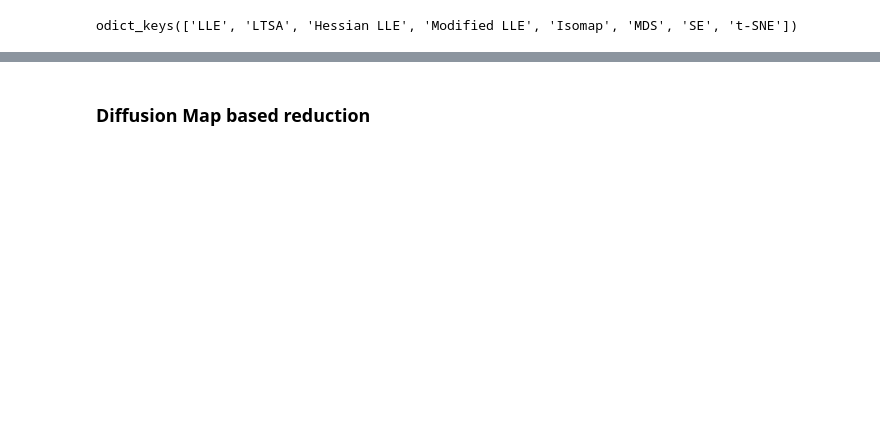
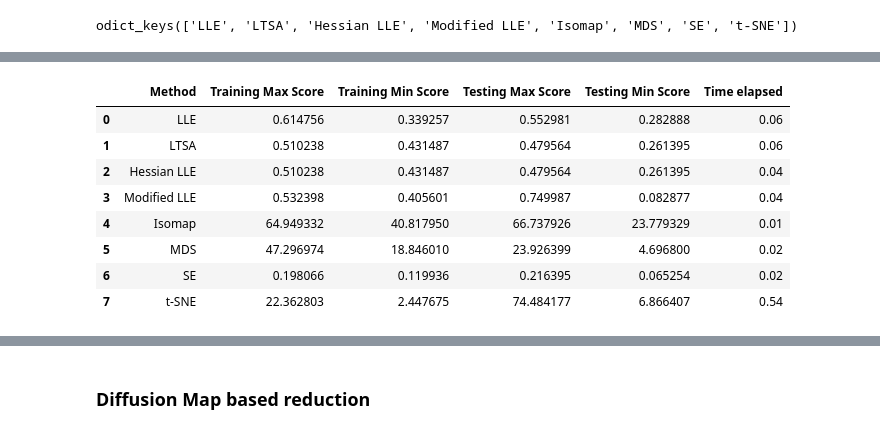
Before and after one commit to rahulrajpl/bluetrack, a Jupyter notebook: Misc Models/TimeSeries-with all manifold learning methods from scikit learn.ipynb, the cells around one changed output, grey strips where cells are left out. Cells and saved outputs as stored; diff of their text form; code cells hidden in the pictures; blank space fills up the shorter version.

```diff
--- a/Misc Models/TimeSeries-with all manifold learning methods from scikit learn.ipynb
+++ b/Misc Models/TimeSeries-with all manifold learning methods from scikit learn.ipynb
@@ -30,0 +35,4 @@ methods['t-SNE'] = manifold.TSNE(n_components=n_components, init='pca',
+# %%
+report_cols = ['Method', 'Training Max Score', 'Training Min Score',
+               'Testing Max Score', 'Testing Min Score', 'Time elapsed']
+report = []
@@ -285,0 +106,4 @@ fig.update_layout(showlegend=False)
+# %%
+result = run_algo(method_name='t-SNE')
+result
+# %% [output]
@@ -285,0 +112,9 @@ fig.update_layout(showlegend=False)
+|  | Method | Training Max Score | Training Min Score | Testing Max Score | Testing Min Score | Time elapsed |
+| 0 | LLE | 0.614756 | 0.339257 | 0.552981 | 0.282888 | 0.06 |
+| 1 | LTSA | 0.510238 | 0.431487 | 0.479564 | 0.261395 | 0.06 |
+| 2 | Hessian LLE | 0.510238 | 0.431487 | 0.479564 | 0.261395 | 0.04 |
+| 3 | Modified LLE | 0.532398 | 0.405601 | 0.749987 | 0.082877 | 0.04 |
+| 4 | Isomap | 64.949332 | 40.817950 | 66.737926 | 23.779329 | 0.01 |
+| 5 | MDS | 47.296974 | 18.846010 | 23.926399 | 4.696800 | 0.02 |
+| 6 | SE | 0.198066 | 0.119936 | 0.216395 | 0.065254 | 0.02 |
+| 7 | t-SNE | 22.362803 | 2.447675 | 74.484177 | 6.866407 | 0.54 |
```
Also changed, not shown: parts of 27 cells of this notebook.
